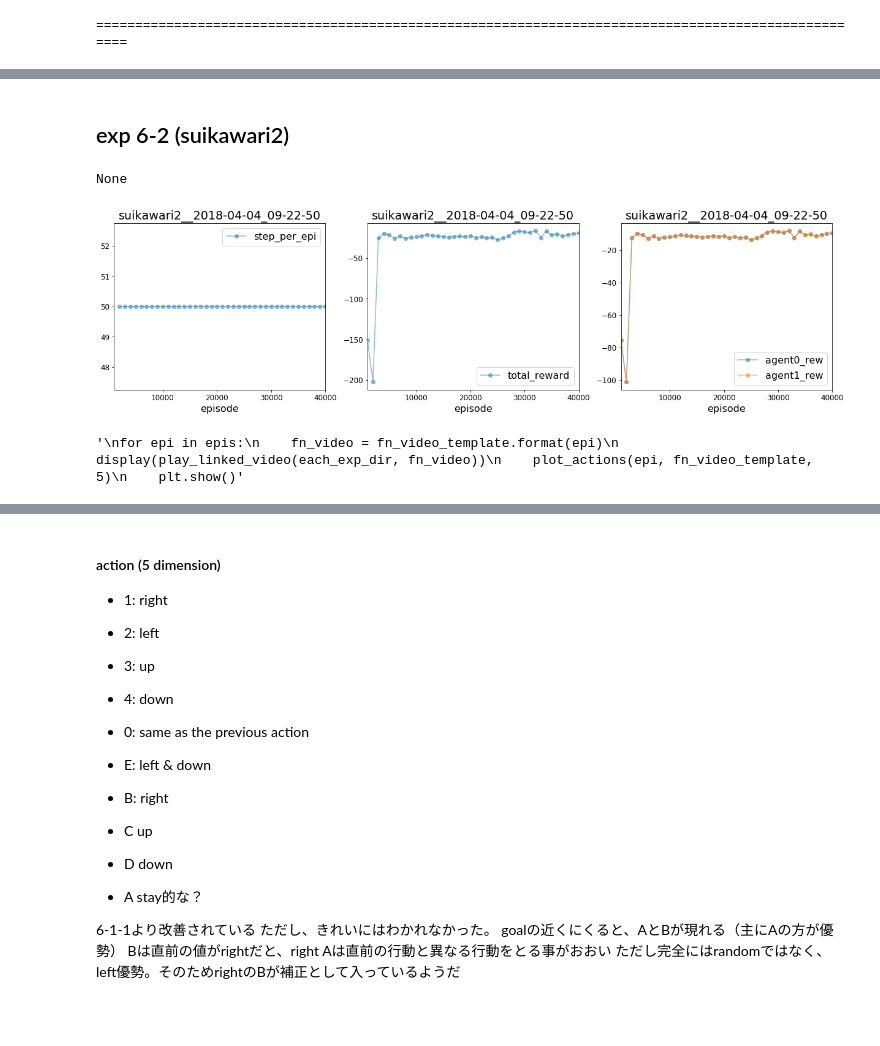
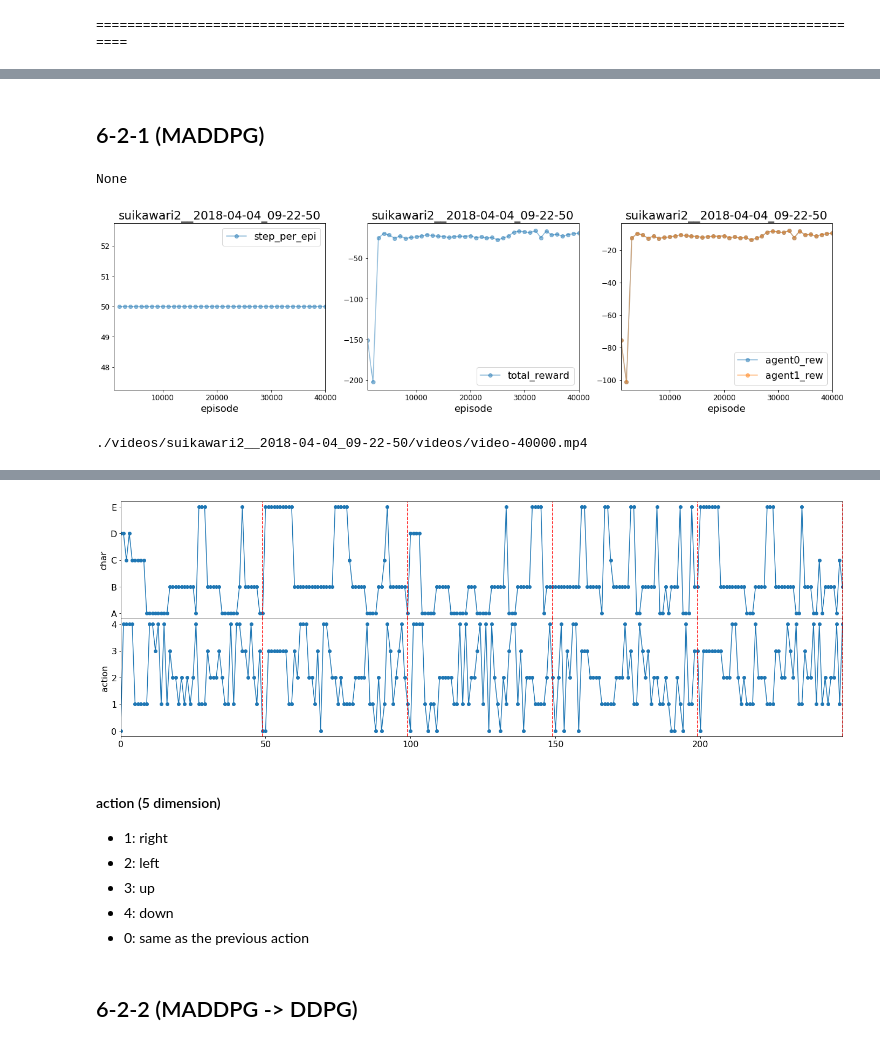
Before and after one commit to jkatsuta/exp-18-1q, a Jupyter notebook: maddpg/experiments/my_notes/ana_exp6.ipynb, the cells around one changed output, grey strips where cells are left out. Cells and saved outputs as stored; diff of their text form; code cells hidden in the pictures; blank space fills up the shorter version.

```diff
--- a/maddpg/experiments/my_notes/ana_exp6.ipynb
+++ b/maddpg/experiments/my_notes/ana_exp6.ipynb
@@ -315,21 +349,20 @@ None
 # %% [markdown]
-## exp 6-2 (suikawari2)
+## 6-2-1 (MADDPG)
 # %%
 each_exp_dir= 'suikawari2__2018-04-04_09-22-50'
 fn_video_template = 'video-{}.mp4'
-epis = [10000, 40000]
+epis = [40000]
 
 each_exp_dir = osp.join(exp_dir, each_exp_dir)
 display(plot_each_lc2(each_exp_dir))
 plt.show()
 
-"""
 for epi in epis:
     fn_video = fn_video_template.format(epi)
     display(play_linked_video(each_exp_dir, fn_video))
     plot_actions(epi, fn_video_template, 5)
-    plt.show()"""
+    plt.show()
 # %% [output]
 None
 [figure]
-'\nfor epi in epis:\n    fn_video = fn_video_template.format(epi)\n    display(play_linked_video(each_exp_dir, fn_video))\n    plot_actions(epi, fn_video_template, 5)\n    plt.show()'
+./videos/suikawari2__2018-04-04_09-22-50/videos/video-40000.mp4
@@ -336,3 +370,4 @@ None
+[figure, added]
 # %% [markdown]
 #### action (5 dimension)
 - 1: right
@@ -340,16 +375,5 @@ None
 - 3: up
 - 4: down
 - 0: same as the previous action
-
-- E: left & down
-- B: right
-- C up
-- D down
-- A stay的な？
-
-6-1-1より改善されている
-ただし、きれいにはわかれなかった。
-goalの近くにくると、AとBが現れる（主にAの方が優勢）
-Bは直前の値がrightだと、right
-Aは直前の行動と異なる行動をとる事がおおい
-ただし完全にはrandomではなく、left優勢。そのためrightのBが補正として入っているようだ
+# %% [markdown]
+## 6-2-2 (MADDPG -> DDPG)
```
Also changed, not shown: parts of 4 cells of this notebook, 7 other files.
